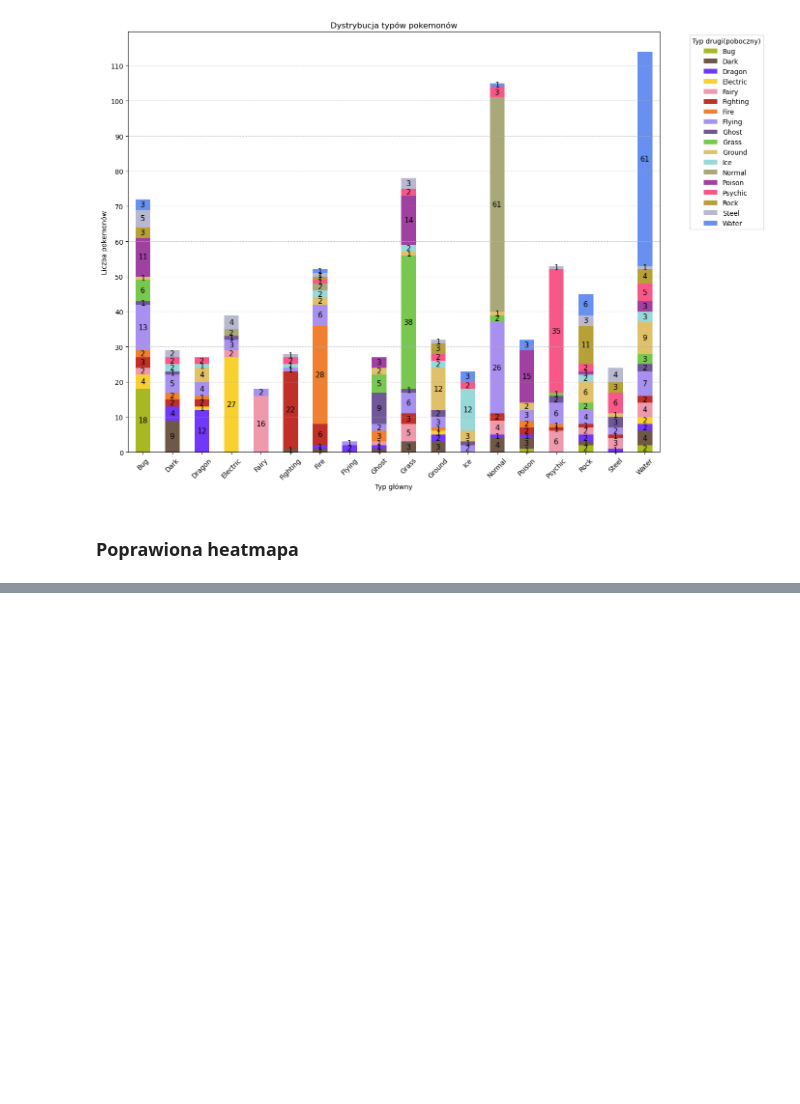
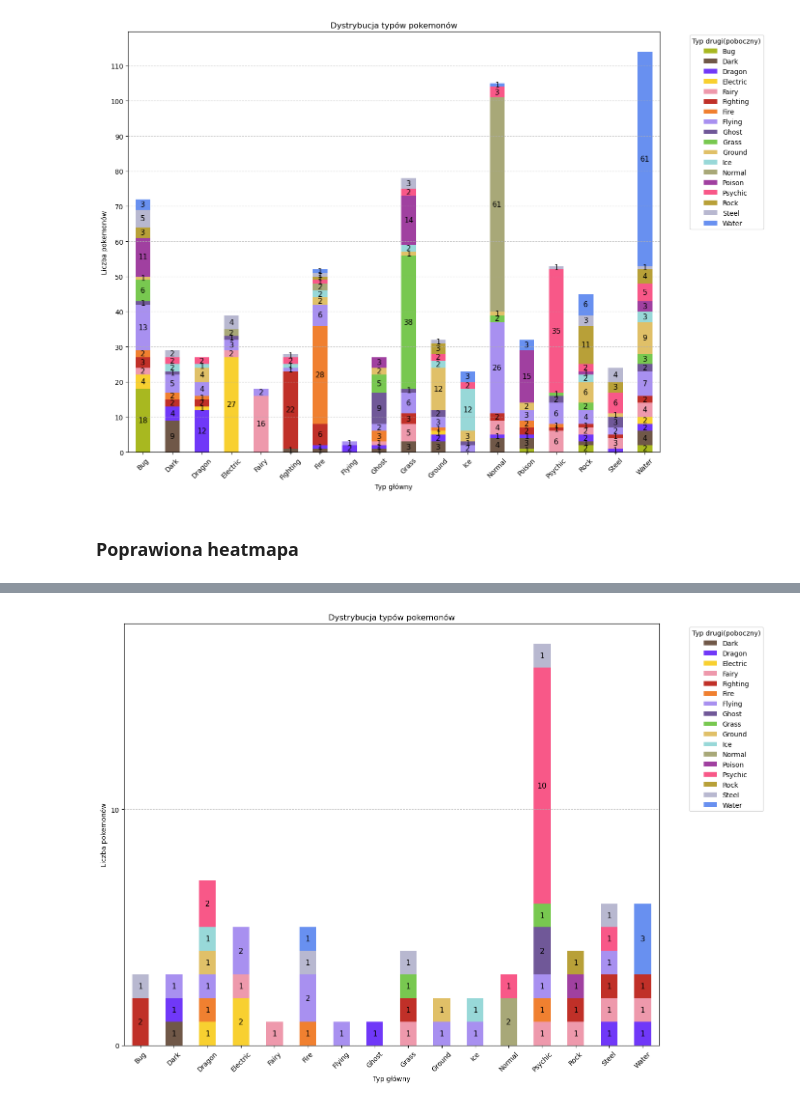
Before and after one commit to Kajmasz/Analiza-Pokemon-w-Python, a Jupyter notebook: Analiza Pokemonów.ipynb, the cells around one changed output, grey strips where cells are left out. Cells and saved outputs as stored; diff of their text form; code cells hidden in the pictures; blank space fills up the shorter version.

```diff
--- a/Analiza Pokemonów.ipynb
+++ b/Analiza Pokemonów.ipynb
@@ -564,0 +441,25 @@ memory usage: 1008.0+ bytes
+# %%
+colors = [pokemon_colors.get(col, '#000000') for col in pivot_df.columns]
+ax = pivot_df.plot(kind='bar',stacked=True,figsize=(14,10), color=colors)
+
+for container in ax.containers:
+    for bar in container:
+        height = bar.get_height()
+        if height == 0:
+            # Adding a small visible bar for labels with height 0
+            ax.text(bar.get_x() + bar.get_width() / 2, bar.get_y(), '')
+        else:
+            ax.text(bar.get_x() + bar.get_width() / 2, bar.get_y() + height / 2, int(height), ha='center', va='center', fontsize=11)
+
+ax.yaxis.set_major_locator(MultipleLocator(10))
+
+plt.title('Dystrybucja typów pokemonów')
+plt.xlabel('Typ główny')
+plt.ylabel('Liczba pokemonów')
+plt.xticks(rotation=45)
+plt.legend(title='Typ drugi(poboczny)', bbox_to_anchor=(1.05, 1), loc='upper left')
+plt.tight_layout()
+plt.grid(axis='y', linestyle='--', alpha=0.7)
+plt.show()
+# %% [output]
+[figure, added]
```
Also changed, not shown: parts of 71 cells of this notebook, 1 other file.
